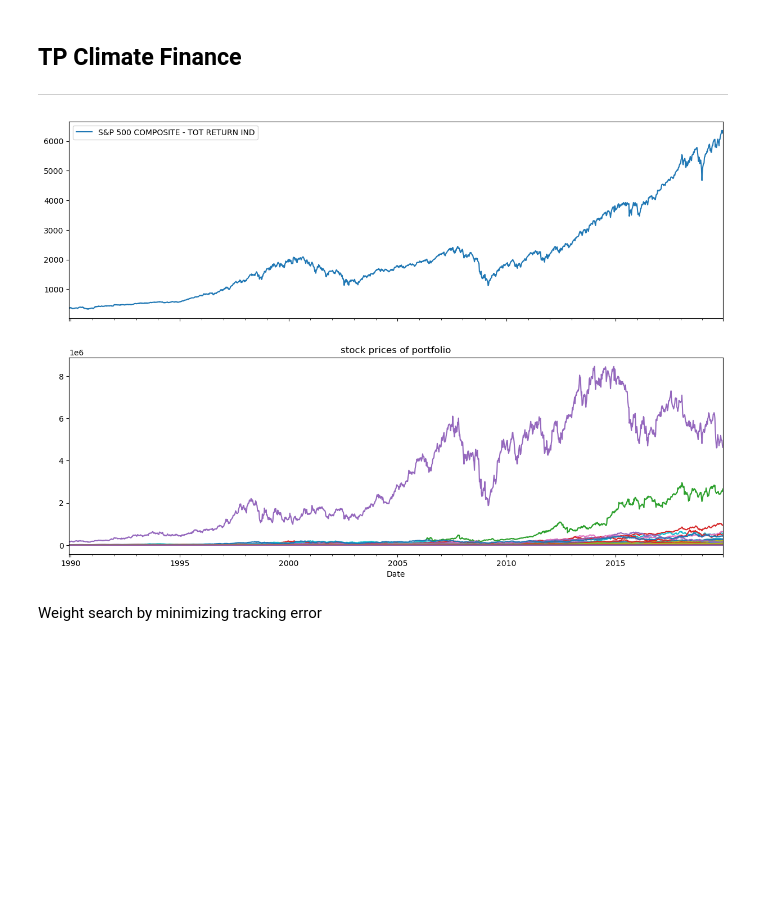
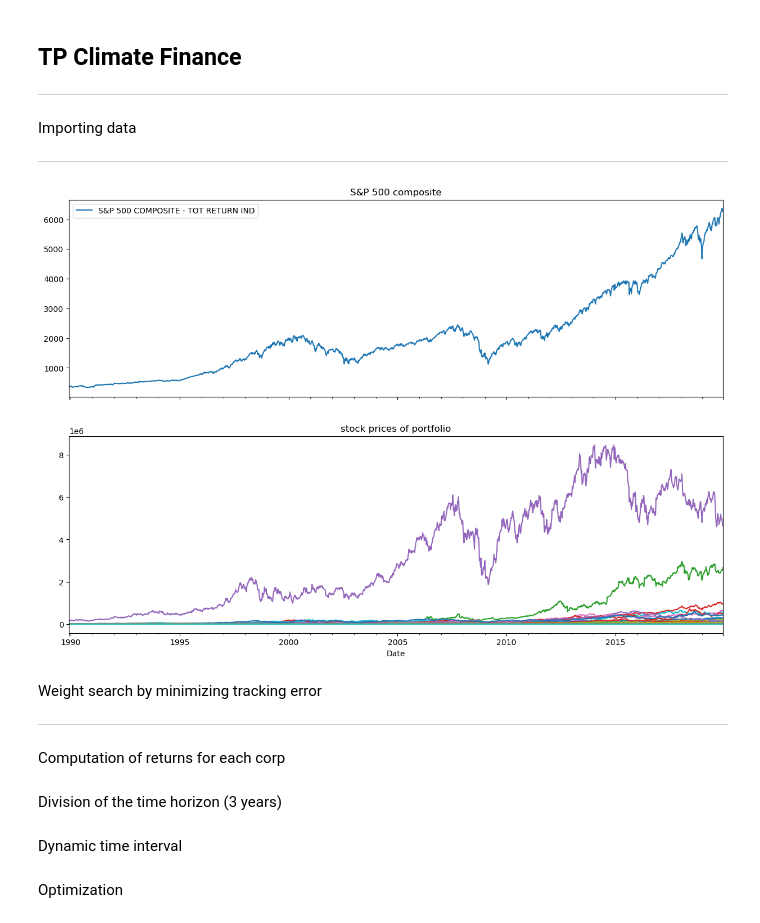
Before and after one commit to CastanieAlexandre/TP-Climate-finance, a Jupyter notebook: NB_TPClimateFInance.ipynb, the cells around one changed output. Saved outputs shown, nothing was run; the diff lists cells and outputs as text; code cells hidden in the pictures; blank space fills up the shorter version.

```diff
--- a/NB_TPClimateFInance.ipynb
+++ b/NB_TPClimateFInance.ipynb
@@ -7,6 +7,10 @@ import numpy as np
 import pandas as pd
 import matplotlib.pyplot as plt
 import gurobipy as gp
+# %% [markdown]
+Importing data
+
+---
 # %%
 df_stock=pd.read_excel("Individual_stock_data.xlsx",sheet_name='stock prices').dropna(axis=1)
 df_stock=df_stock.set_index('Date')
@@ -17,13 +21,15 @@ df_sp=pd.read_excel('Individual_stock_data.xlsx',sheet_name='SP500')
 df_sp=df_sp.set_index('Name')
 # %%
 fig,ax=plt.subplots(2,1,figsize=(15,10),sharex=True)
-df_sp.plot(ax=ax[0])
+df_sp.plot(ax=ax[0], title='S&P 500 composite')
 df_stock.plot(ax=ax[1],legend=False,title='stock prices of portfolio')
 plt.show()
 # %% [output]
-[figure, old version]
+[figure, new version]
 # %% [markdown]
 Weight search by minimizing tracking error
+
+---
 # %%
 def add_return(df):
     iduree=[i for i in range(len(df_stock.index))]
@@ -40,9 +46,15 @@ def add_return(df):
+# %% [markdown]
+Computation of returns for each corp
 # %%
 df_stock=add_return(df_stock)
+# %% [markdown]
+Division of the time horizon (3 years)
 # %%
 intervalle0=df_stock.index[(df_stock.index < '1993-01-01')]
 T=len(intervalle0)
 NbT=int(len(df_stock)/T)+1
+# %% [markdown]
+Dynamic time interval
 # %%
 def Intervalle(i):
     I=df_stock.index[(df_stock.index < '1993-01-01')]
@@ -51,4 +63,6 @@ def Intervalle(i):
     if 0<i<NbT:
         I=df_stock.index[(df_stock.index > Intervalle(i-1).max())&(df_stock.index < Intervalle(i-1).max()+np.timedelta64(T, 'W'))]
     return I
+# %% [markdown]
+Optimization
 # %%
```
Also changed, not shown: parts of 4 cells of this notebook.
